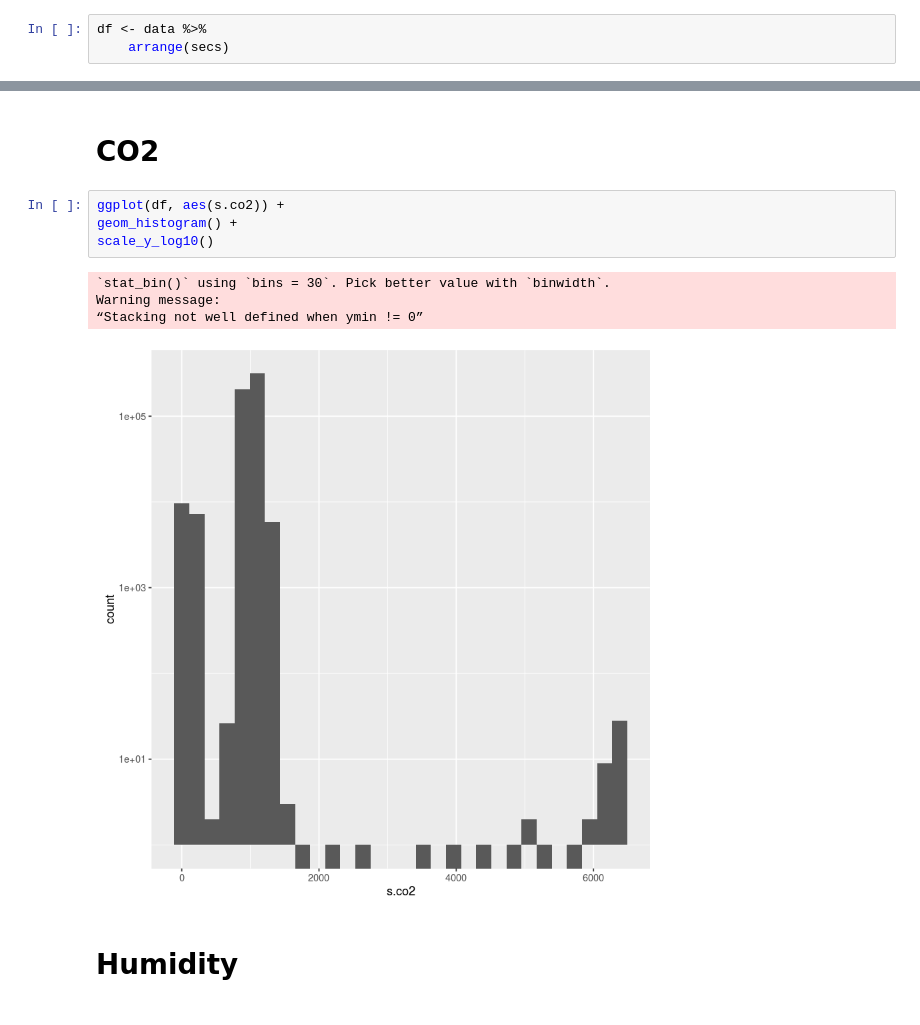
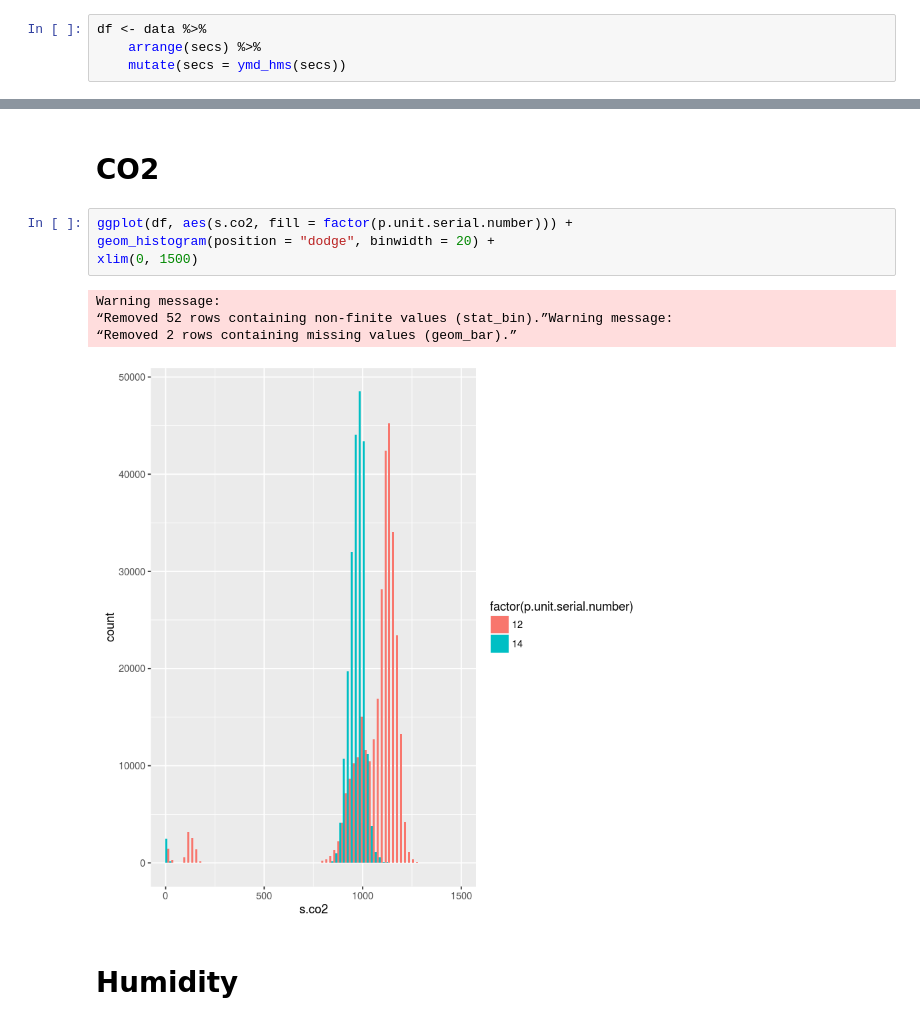
Before and after one commit to smartemission/smartemission, a Jupyter notebook: etl/calibration/src/r/notebooks/Properties.ipynb, the cells around one changed output, grey strips where cells are left out. Saved outputs shown, nothing was run; the diff lists cells and outputs as text.

```diff
--- a/etl/calibration/src/r/notebooks/Properties.ipynb
+++ b/etl/calibration/src/r/notebooks/Properties.ipynb
@@ -17,7 +13,8 @@ The following objects are masked from ‘package:base’:
 data <- read.csv("../../../io/data/train.csv")
 # %%
 df <- data %>%
-    arrange(secs)
+    arrange(secs) %>%
+    mutate(secs = ymd_hms(secs))
 # %%
 names(df)
 # %% [output]
@@ -60,14 +65,14 @@ geom_histogram()
 # %% [markdown]
 # CO2
 # %%
-ggplot(df, aes(s.co2)) +
-geom_histogram() +
-scale_y_log10()
+ggplot(df, aes(s.co2, fill = factor(p.unit.serial.number))) +
+geom_histogram(position = "dodge", binwidth = 20) +
+xlim(0, 1500)
 # %% [output]
-`stat_bin()` using `bins = 30`. Pick better value with `binwidth`.
 Warning message:
-“Stacking not well defined when ymin != 0”
+“Removed 52 rows containing non-finite values (stat_bin).”Warning message:
+“Removed 2 rows containing missing values (geom_bar).”
-[figure, old version]
+[figure, new version]
 # %% [markdown]
 # Humidity
 # %%
```
Also changed, not shown: parts of 6 cells of this notebook, 5 other files.
